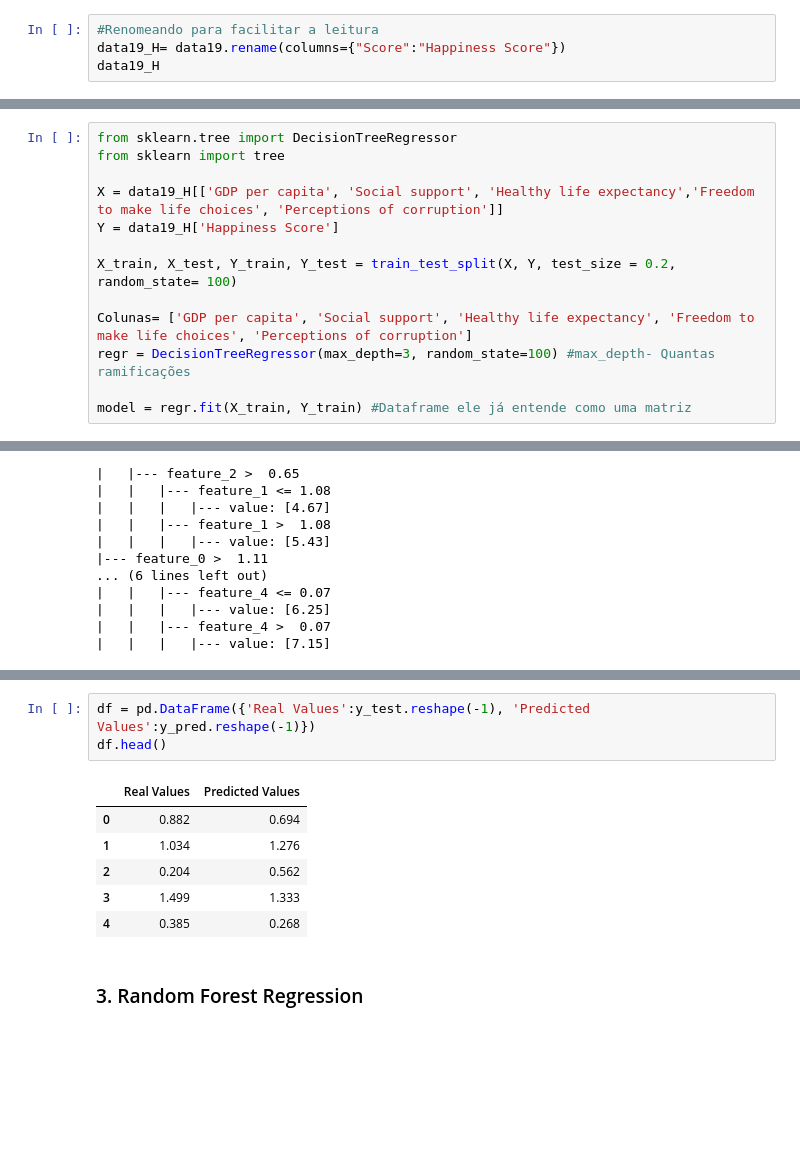
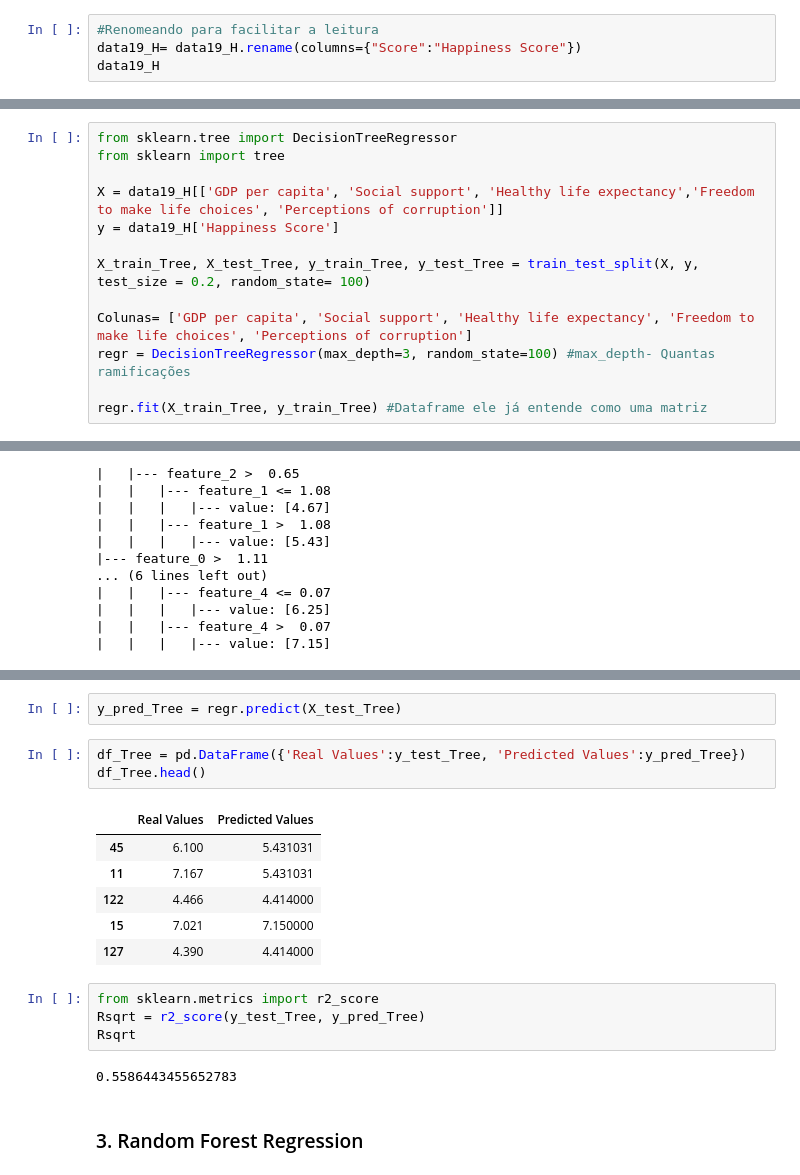
Before and after one commit to brigidolivia/Projeto2_CienciaDados, a Jupyter notebook: P2_Cdados.ipynb, the cells around one changed output, grey strips where cells are left out. Saved outputs shown, nothing was run; the diff lists cells and outputs as text; blank space fills up the shorter version.

```diff
--- a/P2_Cdados.ipynb
+++ b/P2_Cdados.ipynb
@@ -132,6 +132,6 @@ data19_H.describe()
 | max | 7.769000 | 1.684000 | 1.624000 | 1.141000 | 0.631000 | 0.566000 | ... |
 # %%
 #Renomeando para facilitar a leitura
-data19_H= data19.rename(columns={"Score":"Happiness Score"})
+data19_H= data19_H.rename(columns={"Score":"Happiness Score"})
 data19_H
 # %% [output]
@@ -367,11 +371,11 @@ from sklearn.tree import DecisionTreeRegressor
 from sklearn import tree
 
 X = data19_H[['GDP per capita', 'Social support', 'Healthy life expectancy','Freedom to make life choices', 'Perceptions of corruption']]
-Y = data19_H['Happiness Score']
+y = data19_H['Happiness Score']
 
-X_train, X_test, Y_train, Y_test = train_test_split(X, Y, test_size = 0.2, random_state= 100)
+X_train_Tree, X_test_Tree, y_train_Tree, y_test_Tree = train_test_split(X, y, test_size = 0.2, random_state= 100)
 
 Colunas= ['GDP per capita', 'Social support', 'Healthy life expectancy', 'Freedom to make life choices', 'Perceptions of corruption']
 regr = DecisionTreeRegressor(max_depth=3, random_state=100) #max_depth- Quantas ramificações
 
-model = regr.fit(X_train, Y_train) #Dataframe ele já entende como uma matriz
+regr.fit(X_train_Tree, y_train_Tree) #Dataframe ele já entende como uma matriz
@@ -402,16 +408,24 @@ _= tree.plot_tree(regr, feature_names=Colunas, filled=True)
 plt.savefig('happyTree.png')
 # %% [output]
 [figure]
+# %%
+y_pred_Tree = regr.predict(X_test_Tree)
 # %%
-df = pd.DataFrame({'Real Values':y_test.reshape(-1), 'Predicted Values':y_pred.reshape(-1)})
-df.head()
+df_Tree = pd.DataFrame({'Real Values':y_test_Tree, 'Predicted Values':y_pred_Tree})
+df_Tree.head()
 # %% [output]
 |  | Real Values | Predicted Values |
-| 0 | 0.882 | 0.694 |
-| 1 | 1.034 | 1.276 |
-| 2 | 0.204 | 0.562 |
-| 3 | 1.499 | 1.333 |
-| 4 | 0.385 | 0.268 |
+| 45 | 6.100 | 5.431031 |
+| 11 | 7.167 | 5.431031 |
+| 122 | 4.466 | 4.414000 |
+| 15 | 7.021 | 7.150000 |
+| 127 | 4.390 | 4.414000 |
+# %%
+from sklearn.metrics import r2_score
+Rsqrt = r2_score(y_test_Tree, y_pred_Tree)
+Rsqrt
+# %% [output]
+0.5586443455652783
 # %% [markdown]
 ### 3. Random Forest Regression
 # %%
```
Also changed, not shown: parts of 18 cells of this notebook.
